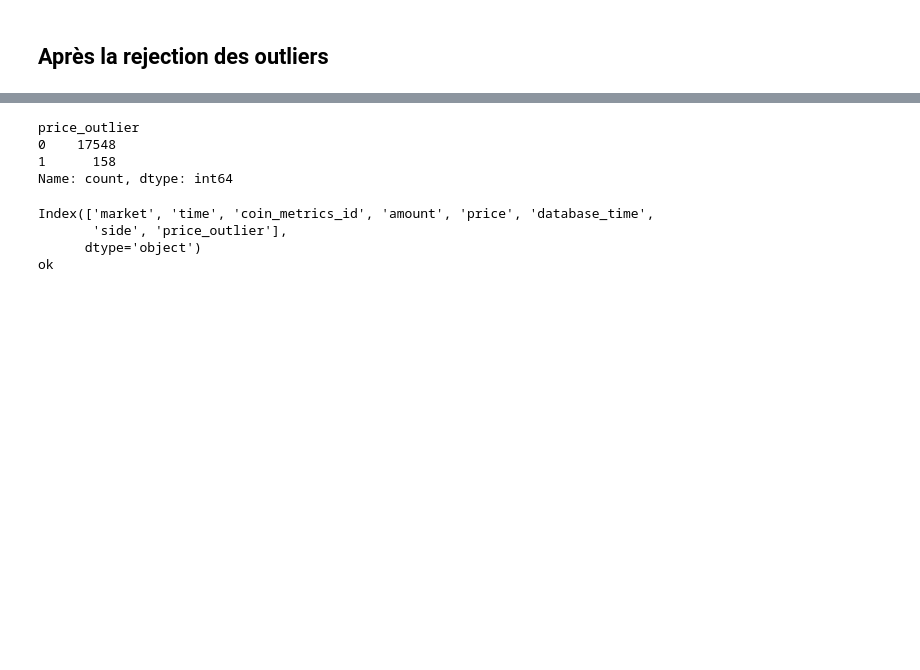
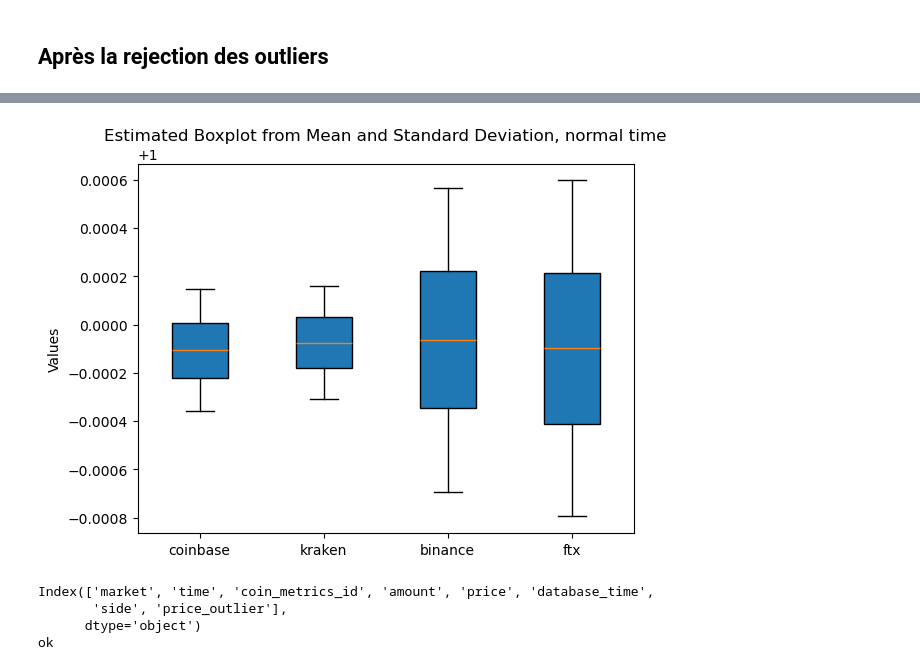
Before and after one commit to tilian15/stable_analysis, a Jupyter notebook: nettoyage-dai (1) (1).ipynb, the cells around one changed output, grey strips where cells are left out. Saved outputs shown, nothing was run; the diff lists cells and outputs as text; code cells hidden in the pictures; blank space fills up the shorter version.

```diff
--- a/nettoyage-dai (1) (1).ipynb
+++ b/nettoyage-dai (1) (1).ipynb
@@ -306,10 +306,34 @@ dataframes["mark-binance-dai"]
-# %%
-dataframes["mark-binance-dai"]["price_outlier"].value_counts()
-# %% [output]
-price_outlier
-0    17548
-1      158
-Name: count, dtype: int64
+# %%
+def boxplots(coin="dai"):
+   # Given means and standard deviations for 3 categories
+   categories = ["coinbase", "kraken", "binance","ftx"]
+
+   means = [float(dataframes[f"new-{el}-{coin}"]["price"].mean()) for el in categories]  # Example standard deviations
+   std_devs = [float(dataframes[f"new-{el}-{coin}"]["price"].std()) for el in categories]
+   # Estimating boxplot values based on a normal distribution assumption
+   q1 = [means[i] - 0.675 * std_devs[i] for i in range(len(categories))]
+   q3 = [means[i] + 0.675 * std_devs[i] for i in range(len(categories))]
+   medians = means  # Assuming normality
+   whisker_min = [means[i] - 1.5 * std_devs[i] for i in range(len(categories))]
+   whisker_max = [means[i] + 1.5 * std_devs[i] for i in range(len(categories))]
+
+   # Creating boxplot data
+   box_data = [
+       [whisker_min[i], q1[i], medians[i], q3[i], whisker_max[i]]
+       for i in range(len(categories))
+   ]
+
+   # Creating the boxplot
+   fig, ax = plt.subplots()
+   ax.boxplot(box_data, vert=True, patch_artist=True, labels=categories)
+
+   # Formatting
+   ax.set_title("Estimated Boxplot from Mean and Standard Deviation, normal time")
+   ax.set_ylabel("Values")
+# %%
+boxplots("dai")
+# %% [output]
+[figure, added]
 # %%
 plot_stablecoin_prices("mark-binance-dai","mark-binance-dai",dataframes)
 plot_stablecoin_prices("mark-coinbase-dai","mark-coinbase-dai",dataframes)
```
Also changed, not shown: parts of 5 cells of this notebook, 2 other files.
